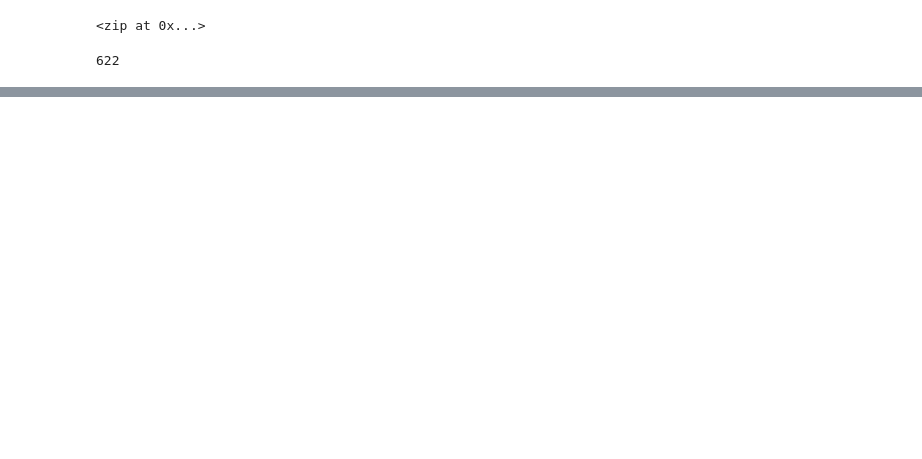
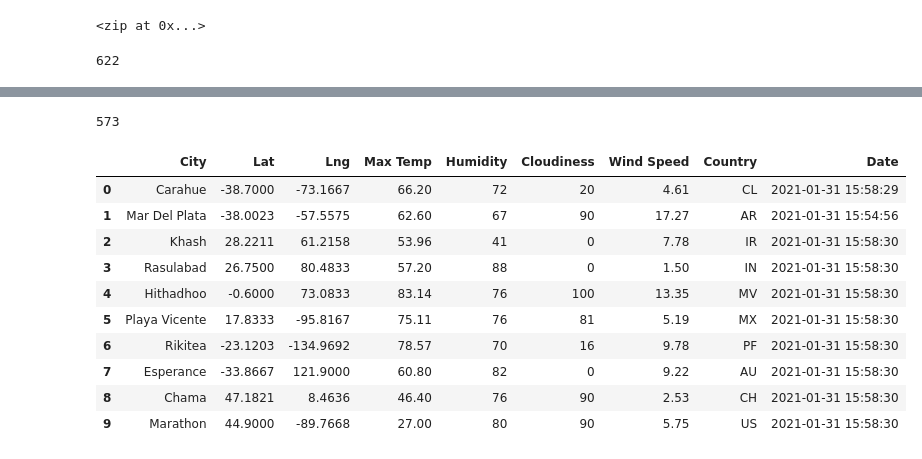
Before and after one commit to BrianForth/World_Weather_Analysis, a Jupyter notebook: WeatherPy.ipynb, the cells around one changed output, grey strips where cells are left out. Drawn from its saved outputs; the diff is of its cells as text; code cells hidden in the pictures; blank space fills up the shorter version.

```diff
--- a/WeatherPy.ipynb
+++ b/WeatherPy.ipynb
@@ -30,0 +113,20 @@ len(cities)
+# %%
+len(city_data)
+# %% [output]
+573
+# %%
+# Convert dictionary array to DF
+city_data_df = pd.DataFrame(city_data)
+city_data_df.head(10)
+# %% [output]
+|  | City | Lat | Lng | Max Temp | Humidity | Cloudiness | Wind Speed | Country | Date |
+| 0 | Carahue | -38.7000 | -73.1667 | 66.20 | 72 | 20 | 4.61 | CL | 2021-01-31 15:58:29 |
+| 1 | Mar Del Plata | -38.0023 | -57.5575 | 62.60 | 67 | 90 | 17.27 | AR | 2021-01-31 15:54:56 |
+| 2 | Khash | 28.2211 | 61.2158 | 53.96 | 41 | 0 | 7.78 | IR | 2021-01-31 15:58:30 |
+| 3 | Rasulabad | 26.7500 | 80.4833 | 57.20 | 88 | 0 | 1.50 | IN | 2021-01-31 15:58:30 |
+| 4 | Hithadhoo | -0.6000 | 73.0833 | 83.14 | 76 | 100 | 13.35 | MV | 2021-01-31 15:58:30 |
+| 5 | Playa Vicente | 17.8333 | -95.8167 | 75.11 | 76 | 81 | 5.19 | MX | 2021-01-31 15:58:30 |
+| 6 | Rikitea | -23.1203 | -134.9692 | 78.57 | 70 | 16 | 9.78 | PF | 2021-01-31 15:58:30 |
+| 7 | Esperance | -33.8667 | 121.9000 | 60.80 | 82 | 0 | 9.22 | AU | 2021-01-31 15:58:30 |
+| 8 | Chama | 47.1821 | 8.4636 | 46.40 | 76 | 90 | 2.53 | CH | 2021-01-31 15:58:30 |
+| 9 | Marathon | 44.9000 | -89.7668 | 27.00 | 80 | 90 | 5.75 | US | 2021-01-31 15:58:30 |
```
Also changed, not shown: parts of 4 cells of this notebook, 2 other files.
